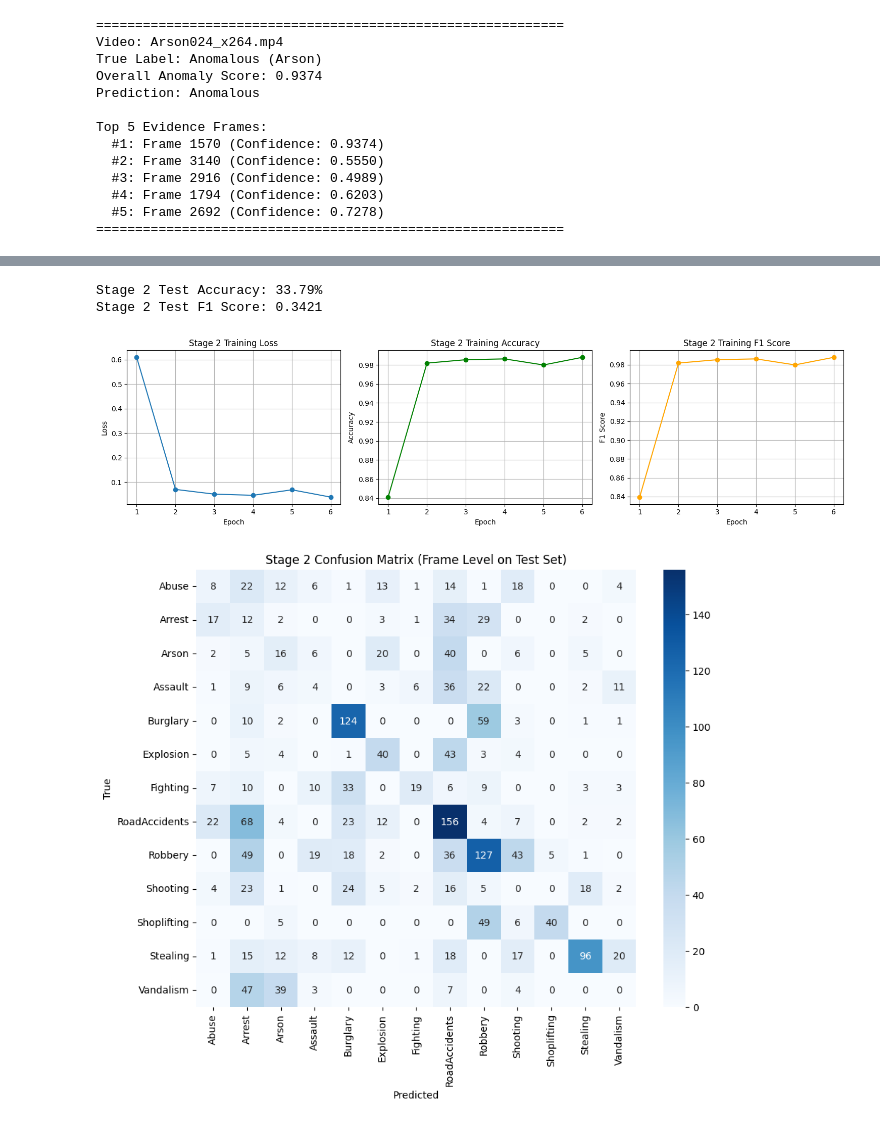
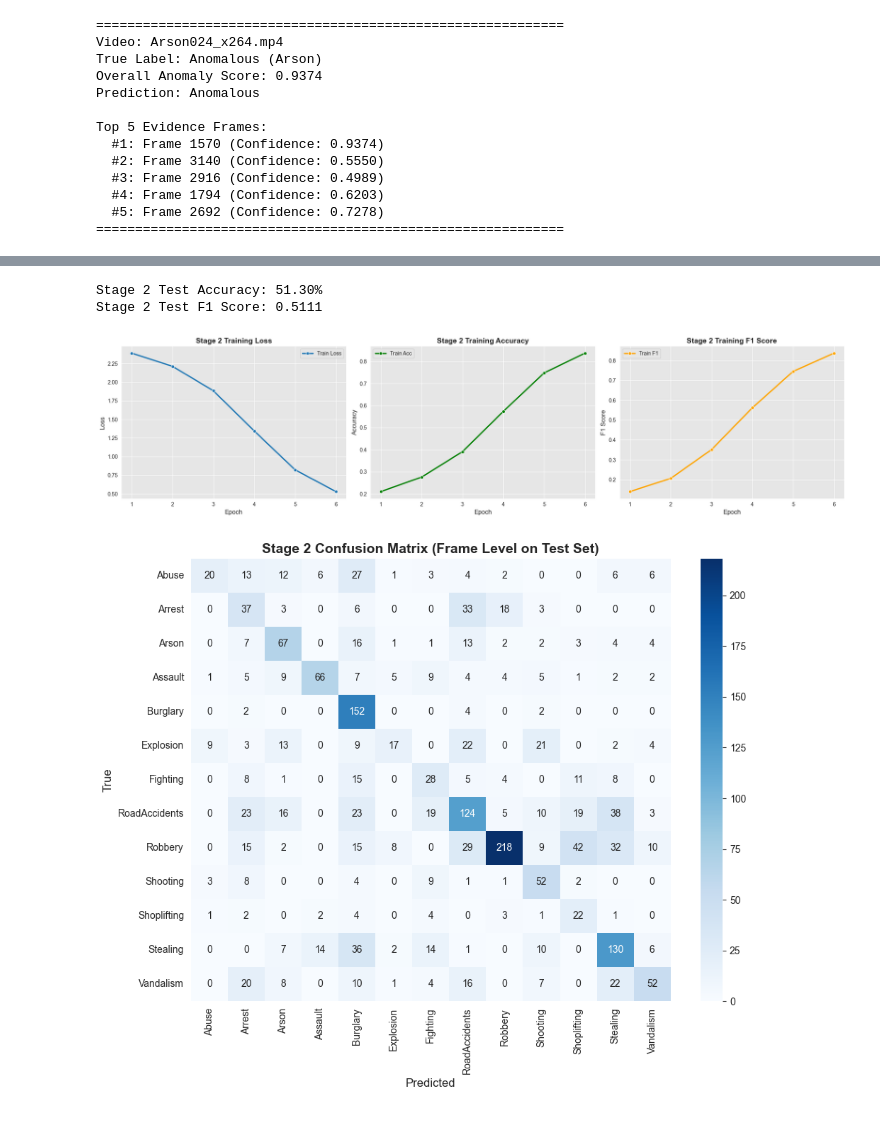
Before and after one commit to csci4502-5502-vit-anomaly-detection/spatiotemporal_vision_transformer_for_supervised_cctv_anomaly_detection, a Jupyter notebook: models/experiment_2/brandon_exp_2.ipynb, the cells around one changed output, grey strips where cells are left out. Saved outputs shown, nothing was run; the diff lists cells and outputs as text; code cells hidden in the pictures.

```diff
--- a/models/experiment_2/brandon_exp_2.ipynb
+++ b/models/experiment_2/brandon_exp_2.ipynb
@@ -706,7 +649,7 @@ model_s2 = models.vit_b_16(weights=models.ViT_B_16_Weights.DEFAULT)
 model_s2.heads.head = nn.Linear(model_s2.heads.head.in_features, num_classes_s2)
 model_s2 = model_s2.to(DEVICE)
 
-optimizer_s2 = optim.AdamW(model_s2.parameters(), lr=3e-5) # Lower LR for ViT fine-tuning
+optimizer_s2 = optim.AdamW(model_s2.parameters(), lr=5e-4) # Lower LR for ViT fine-tuning
 criterion_s2 = nn.CrossEntropyLoss()
 
 # --- TRAINING LOOP STAGE 2 ---
@@ -779,54 +722,72 @@ def evaluate_stage2(loader, model, classes):
 
             all_preds.extend(preds.cpu().numpy())
             all_labels.extend(labels.cpu().numpy())
 
     acc = accuracy_score(all_labels, all_preds)
     f1 = f1_score(all_labels, all_preds, average='weighted')
     cm = confusion_matrix(all_labels, all_preds)
 
     return acc, f1, cm
 
 # Evaluate on test set
 test_acc, test_f1, test_cm = evaluate_stage2(test_loader_s2, model_s2, train_ds_s2.classes)
 print(f"Stage 2 Test Accuracy: {test_acc*100:.2f}%")
 print(f"Stage 2 Test F1 Score: {test_f1:.4f}")
 
+# Set seaborn style
+sns.set_style("darkgrid", {"axes.facecolor": ".9", "grid.color": "white"})
+
 # Plot training metrics
-fig, axes = plt.subplots(1, 3, figsize=(15, 4))
+epochs = range(1, len(stage2_history['train_loss']) + 1)
+
+fig, axes = plt.subplots(1, 3, figsize=(20, 5))
 
 # Loss plot
-axes[0].plot(range(1, len(stage2_history['train_loss'])+1), stage2_history['train_loss'], marker='o')
-axes[0].set_xlabel('Epoch')
-axes[0].set_ylabel('Loss')
-axes[0].set_title('Stage 2 Training Loss')
-axes[0].grid(True)
+sns.lineplot(x=epochs, y=stage2_history['train_loss'], marker='o', ax=axes[0],
+             label='Train Loss', linewidth=2.5)
+axes[0].set_title('Stage 2 Training Loss', fontsize=14, fontweight='bold')
+axes[0].set_xlabel('Epoch', fontsize=12)
+axes[0].set_ylabel('Loss', fontsize=12)
+axes[0].legend()
+axes[0].set_xticks(list(epochs))
+axes[0].grid(True, alpha=1.0)
 
 # Accuracy plot
-axes[1].plot(range(1, len(stage2_history['train_acc'])+1), stage2_history['train_acc'], marker='o', color='green')
-axes[1].set_xlabel('Epoch')
-axes[1].set_ylabel('Accuracy')
-axes[1].set_title('Stage 2 Training Accuracy')
-axes[1].grid(True)
+sns.lineplot(x=epochs, y=stage2_history['train_acc'], marker='o', ax=axes[1],
+             label='Train Acc', linewidth=2.5, color='green')
+axes[1].set_title('Stage 2 Training Accuracy', fontsize=14, fontweight='bold')
+axes[1].set_xlabel('Epoch', fontsize=12)
+axes[1].set_ylabel('Accuracy', fontsize=12)
+axes[1].legend()
+axes[1].set_xticks(list(epochs))
+axes[1].grid(True, alpha=1.0)
 
 # F1 Score plot
-axes[2].plot(range(1, len(stage2_history['train_f1'])+1), stage2_history['train_f1'], marker='o', color='orange')
-axes[2].set_xlabel('Epoch')
-axes[2].set_ylabel('F1 Score')
-axes[2].set_title('Stage 2 Training F1 Score')
-axes[2].grid(True)
+sns.lineplot(x=epochs, y=stage2_history['train_f1'], marker='o', ax=axes[2],
+             label='Train F1', linewidth=2.5, color='orange')
+axes[2].set_title('Stage 2 Training F1 Score', fontsize=14, fontweight='bold')
+axes[2].set_xlabel('Epoch', fontsize=12)
+axes[2].set_ylabel('F1 Score', fontsize=12)
+axes[2].legend()
+axes[2].set_xticks(list(epochs))
+axes[2].grid(True, alpha=1.0)
 
 plt.tight_layout()
 plt.show()
 
 # Confusion Matrix
 plt.figure(figsize=(10, 8))
-sns.heatmap(test_cm, annot=True, fmt='d', xticklabels=train_ds_s2.classes, yticklabels=train_ds_s2.classes, cmap='Blues')
-plt.xlabel('Predicted')
-plt.ylabel('True')
-plt.title('Stage 2 Confusion Matrix (Frame Level on Test Set)')
+sns.heatmap(test_cm, annot=True, fmt='d',
+            xticklabels=train_ds_s2.classes,
+            yticklabels=train_ds_s2.classes,
+            cmap='Blues')
+plt.xlabel('Predicted', fontsize=12)
+plt.ylabel('True', fontsize=12)
+plt.title('Stage 2 Confusion Matrix (Frame Level on Test Set)', fontsize=14, fontweight='bold')
+plt.tight_layout()
 plt.show()
 # %% [output]
-Stage 2 Test Accuracy: 33.79%
-Stage 2 Test F1 Score: 0.3421
+Stage 2 Test Accuracy: 51.30%
+Stage 2 Test F1 Score: 0.5111
-[figure, old version]
+[figure, new version]
-[figure, old version]
+[figure, new version]
```
Also changed, not shown: parts of 7 cells of this notebook, 1 other file.
